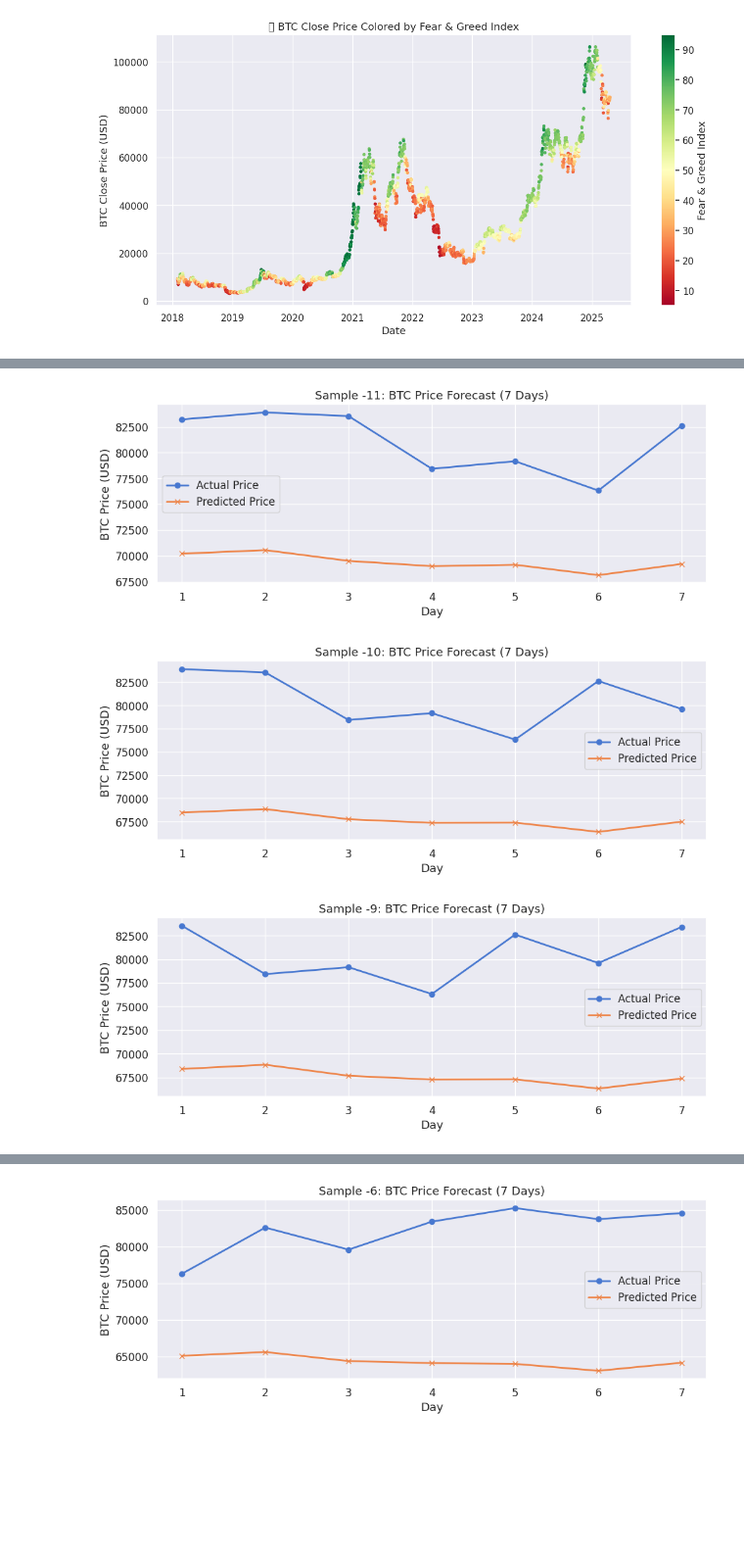
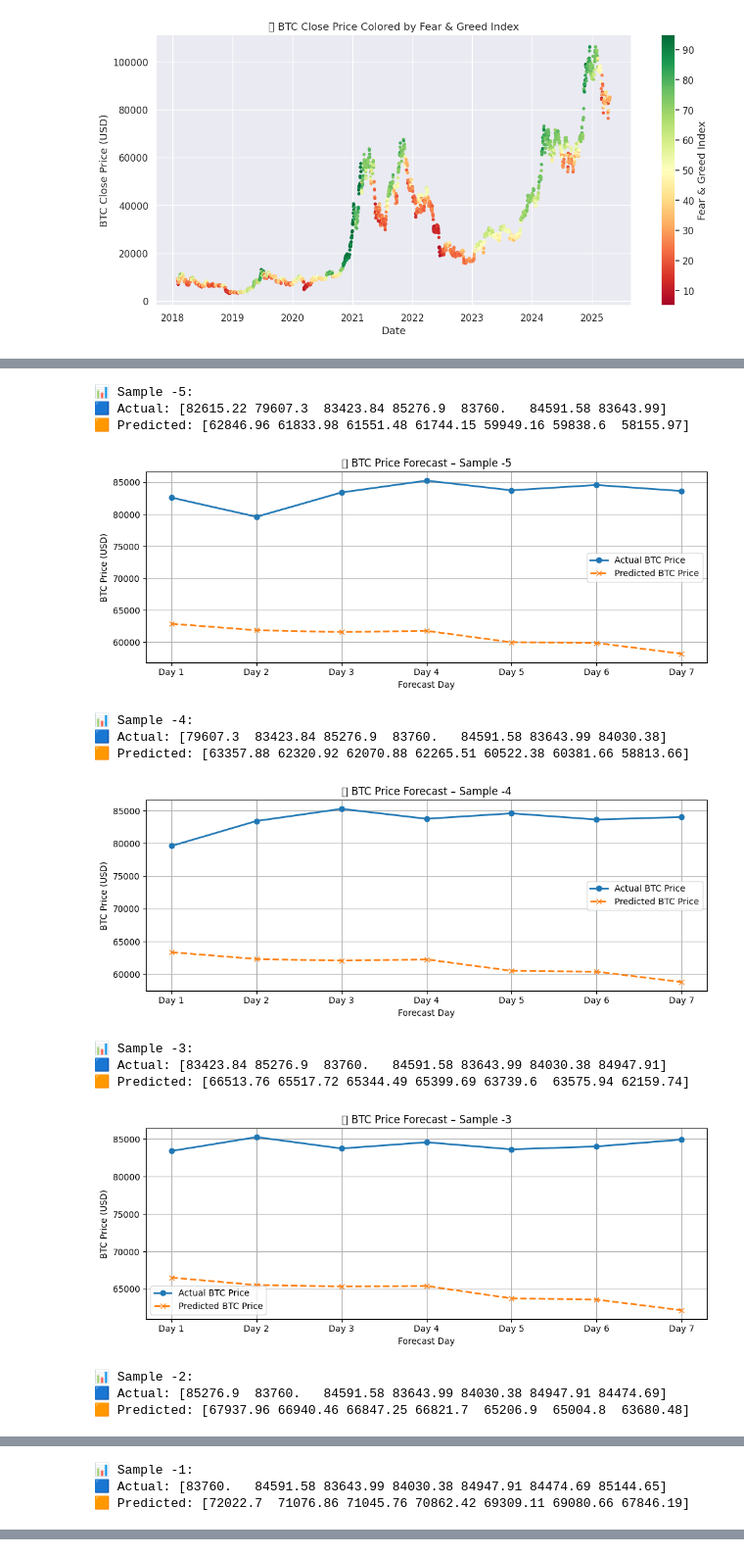
Before and after one commit to cimem37/Cryptocurrency-Forecasting, a Jupyter notebook: Untitled5.ipynb, the cells around one changed output, grey strips where cells are left out. Shown at 98% size. Drawn from its saved outputs; the diff is of its cells as text; code cells hidden in the pictures; blank space fills up the shorter version.

```diff
--- a/Untitled5.ipynb
+++ b/Untitled5.ipynb
@@ -261,19 +299,18 @@ from sklearn.preprocessing import MinMaxScaler
 from datetime import timedelta
 
 # === CONFIGURATION ===
-csv_path = "/home/cimem/Documents/Programming/crypto-data/btc_fgi_merged.csv"
-
+csv_path = "/home/cimem/Documents/Programming/crypto-data/btc_fgi_enriched.csv"
 input_window = 30
 forecast_horizon = 7
 
-# === STEP 1: Load Dataset ===
+# === STEP 1: Load Enriched Dataset ===
 df = pd.read_csv(csv_path, parse_dates=["date"])
 
 # === STEP 2: Separate date column for labeling later ===
 date_series = df["date"]
 df = df.drop(columns=["date"])
 
-# === STEP 3: Scale numeric values ===
+# === STEP 3: Scale all numeric values ===
 scaler = MinMaxScaler()
 scaled = scaler.fit_transform(df)
 scaled_df = pd.DataFrame(scaled, columns=df.columns)
@@ -296,14 +333,14 @@ X = np.array(X)
 y = np.array(y)
 forecast_dates = np.array(forecast_dates)
 
-# === STEP 5: Split into train/test (time-based) ===
+# === STEP 5: Time-based train/test split ===
 split_idx = int(0.8 * len(X))
 X_train, X_test = X[:split_idx], X[split_idx:]
 y_train, y_test = y[:split_idx], y[split_idx:]
 forecast_dates_train, forecast_dates_test = forecast_dates[:split_idx], forecast_dates[split_idx:]
 
-# === STEP 6: Show shapes and preview ===
-print("✅ LSTM Preprocessing Completed")
+# === STEP 6: Show shapes ===
+print("✅ Enriched LSTM Preprocessing Complete")
 print("X_train shape:", X_train.shape)
 print("y_train shape:", y_train.shape)
 print("X_test shape:", X_test.shape)
@@ -388,41 +440,57 @@ Epoch 7/100
 # %%
+import matplotlib.pyplot as plt
 import numpy as np
-import matplotlib.pyplot as plt
-
-# === Step 1: Load the original scaler ===
-# We assume the same MinMaxScaler was used for all features (standard practice)
+import pandas as pd
 from sklearn.preprocessing import MinMaxScaler
 
-# Only scale 'close' column (column index 3 if unchanged order)
-close_index = 3
+# === STEP 1: Prepare scaler for inverse scaling of 'close' only ===
+close_index = df.columns.get_loc("close")
 close_scaler = MinMaxScaler()
-close_scaler.fit(features_df.iloc[:, close_index:close_index+1])  # Fit only on 'close'
+close_scaler.fit(df.iloc[:, close_index:close_index+1])  # Fit only on 'close'
 
-# === Step 2: Extract & inverse-scale last N samples ===
-n_samples_to_plot = 11  # Change as needed
-sample_indices = range(-n_samples_to_plot, 0)
+# === STEP 2: Choose N recent samples to visualize ===
+n_samples = 5  # Change to 10 or more if you'd like
+sample_indices = range(-n_samples, 0)
 
+# === STEP 3: Visualize each forecast window ===
 for idx in sample_indices:
-    # Real future prices
     true_scaled = y_test[idx]
+    pred_scaled = y_pred_scaled[idx]
+
     true_prices = close_scaler.inverse_transform(true_scaled.reshape(-1, 1)).flatten()
-
-    # Predicted prices
-    pred_scaled = y_pred_scaled[idx]
     pred_prices = close_scaler.inverse_transform(pred_scaled.reshape(-1, 1)).flatten()
 
-    # Plotting
+    forecast_days = [f"Day {i+1}" for i in range(len(true_prices))]
+
+    # === Print the values ===
+    print(f"\n📊 Sample {idx}:")
+    print("🟦 Actual:", np.round(true_prices, 2))
+    print("🟧 Predicted:", np.round(pred_prices, 2))
+
+    # === Plot ===
     plt.figure(figsize=(10, 4))
-    plt.plot(range(1, 8), true_prices, marker='o', label='Actual Price', linewidth=2)
-    plt.plot(range(1, 8), pred_prices, marker='x', label='Predicted Price', linewidth=2)
-    plt.title(f"Sample {idx}: BTC Price Forecast (7 Days)")
-    plt.xlabel("Day")
+    plt.plot(forecast_days, true_prices, marker='o', label='Actual BTC Price', linewidth=2)
+    plt.plot(forecast_days, pred_prices, marker='x', linestyle='--', label='Predicted BTC Price', linewidth=2)
+    plt.title(f"📉 BTC Price Forecast – Sample {idx}")
+    plt.xlabel("Forecast Day")
     plt.ylabel("BTC Price (USD)")
+    plt.legend()
     plt.grid(True)
-    plt.legend()
     plt.tight_layout()
     plt.show()
 # %% [output]
+📊 Sample -5:
+🟦 Actual: [82615.22 79607.3  83423.84 85276.9  83760.   84591.58 83643.99]
+🟧 Predicted: [62846.96 61833.98 61551.48 61744.15 59949.16 59838.6  58155.97]
-[figure, old version]
+[figure, new version]
+📊 Sample -4:
+🟦 Actual: [79607.3  83423.84 85276.9  83760.   84591.58 83643.99 84030.38]
+🟧 Predicted: [63357.88 62320.92 62070.88 62265.51 60522.38 60381.66 58813.66]
-[figure, old version]
+[figure, new version]
+📊 Sample -3:
+🟦 Actual: [83423.84 85276.9  83760.   84591.58 83643.99 84030.38 84947.91]
+🟧 Predicted: [66513.76 65517.72 65344.49 65399.69 63739.6  63575.94 62159.74]
-[figure, old version]
+[figure, new version]
+📊 Sample -2:
+🟦 Actual: [85276.9  83760.   84591.58 83643.99 84030.38 84947.91 84474.69]
+🟧 Predicted: [67937.96 66940.46 66847.25 66821.7  65206.9  65004.8  63680.48]
@@ -429,0 +498,3 @@ for idx in sample_indices:
+📊 Sample -1:
+🟦 Actual: [83760.   84591.58 83643.99 84030.38 84947.91 84474.69 85144.65]
+🟧 Predicted: [72022.7  71076.86 71045.76 70862.42 69309.11 69080.66 67846.19]
@@ -431 +501,0 @@ for idx in sample_indices:
-[figure, removed]
```
Also changed, not shown: parts of 7 cells of this notebook.
